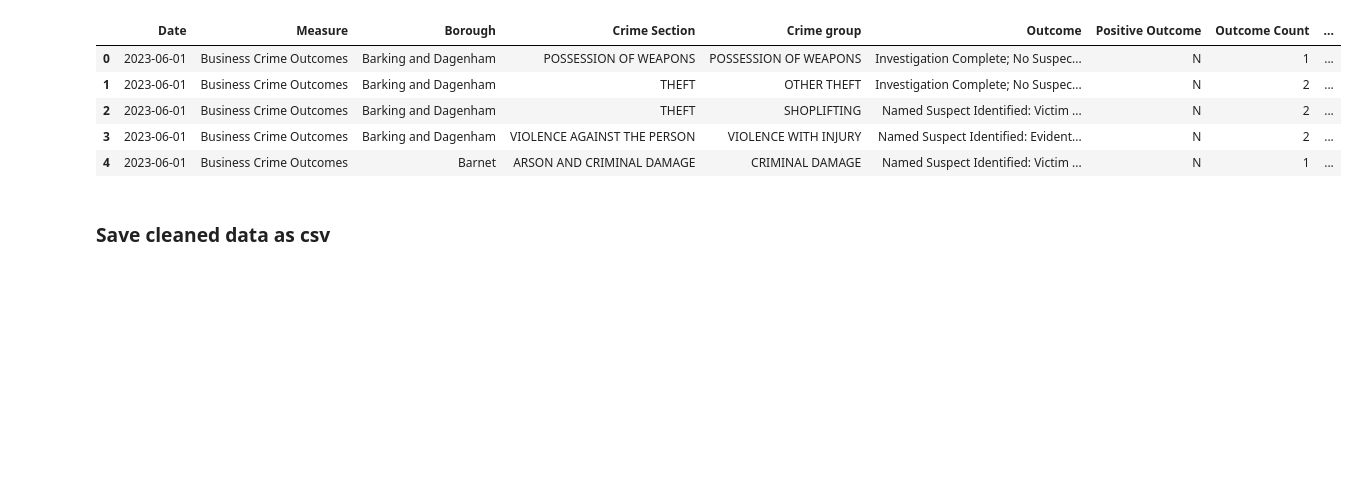
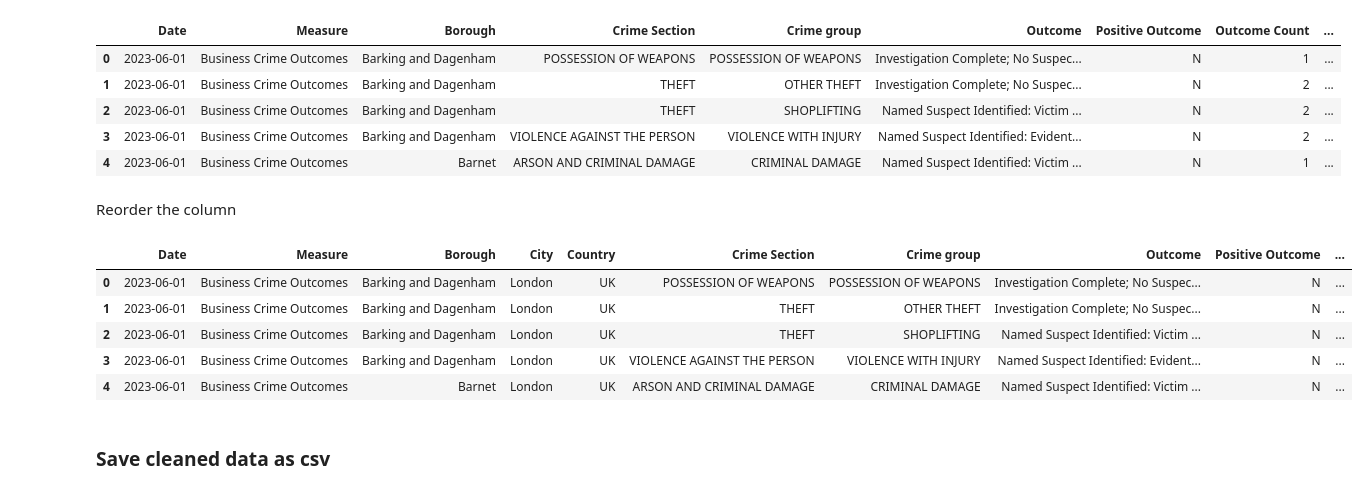
Before and after one commit to Kaori61/crime-data-analysis, a Jupyter notebook: jupyter_notebooks/etl_pipeline.ipynb, the cells around one changed output. Drawn from its saved outputs; the diff is of its cells as text; code cells hidden in the pictures; blank space fills up the shorter version.

Commit message:
reorder column

```diff
--- a/jupyter_notebooks/etl_pipeline.ipynb
+++ b/jupyter_notebooks/etl_pipeline.ipynb
@@ -264,8 +264,10 @@ I am creating columns for city and country so that Tableau can load borough as g
 df['City']= 'London'
 df['Country'] = 'UK'
 
+# drop nuneccesary column
+newdf = df.drop('Refresh Date', axis='columns')
 # check for new columns
-df.head()
+newdf.head()
 # %% [output]
 |  | Date | Measure | Borough | Crime Section | Crime group | Outcome | Positive Outcome | Outcome Count | ... |
 | 0 | 2023-06-01 | Business Crime Outcomes | Barking and Dagenham | POSSESSION OF WEAPONS | POSSESSION OF WEAPONS | Investigation Complete; No Suspec... | N | 1 | ... |
@@ -273,6 +275,34 @@ df.head()
 | 2 | 2023-06-01 | Business Crime Outcomes | Barking and Dagenham | THEFT | SHOPLIFTING | Named Suspect Identified: Victim ... | N | 2 | ... |
 | 3 | 2023-06-01 | Business Crime Outcomes | Barking and Dagenham | VIOLENCE AGAINST THE PERSON | VIOLENCE WITH INJURY | Named Suspect Identified: Evident... | N | 2 | ... |
 | 4 | 2023-06-01 | Business Crime Outcomes | Barnet | ARSON AND CRIMINAL DAMAGE | CRIMINAL DAMAGE | Named Suspect Identified: Victim ... | N | 1 | ... |
+# %% [markdown]
+Reorder the column
+# %%
+# Get the list of current columns
+cols = list(newdf.columns)
+
+# Remove 'City' and Countyr from its current position
+cols.remove('City')
+cols.remove('Country')
+
+# Find the index of 'Borough'
+borough_index = cols.index('Borough')
+
+# Insert 'City' and 'Country' right after 'Borough'
+cols.insert(borough_index + 1, 'City')
+cols.insert(borough_index + 2, 'Country')
+
+# Reorder the DataFrame
+df2 = newdf[cols]
+
+df2.head()
+# %% [output]
+|  | Date | Measure | Borough | City | Country | Crime Section | Crime group | Outcome | Positive Outcome | ... |
+| 0 | 2023-06-01 | Business Crime Outcomes | Barking and Dagenham | London | UK | POSSESSION OF WEAPONS | POSSESSION OF WEAPONS | Investigation Complete; No Suspec... | N | ... |
+| 1 | 2023-06-01 | Business Crime Outcomes | Barking and Dagenham | London | UK | THEFT | OTHER THEFT | Investigation Complete; No Suspec... | N | ... |
+| 2 | 2023-06-01 | Business Crime Outcomes | Barking and Dagenham | London | UK | THEFT | SHOPLIFTING | Named Suspect Identified: Victim ... | N | ... |
+| 3 | 2023-06-01 | Business Crime Outcomes | Barking and Dagenham | London | UK | VIOLENCE AGAINST THE PERSON | VIOLENCE WITH INJURY | Named Suspect Identified: Evident... | N | ... |
+| 4 | 2023-06-01 | Business Crime Outcomes | Barnet | London | UK | ARSON AND CRIMINAL DAMAGE | CRIMINAL DAMAGE | Named Suspect Identified: Victim ... | N | ... |
 # %% [markdown]
 ### Save cleaned data as csv
 # %%
```
Also changed, not shown: parts of 2 cells of this notebook.
